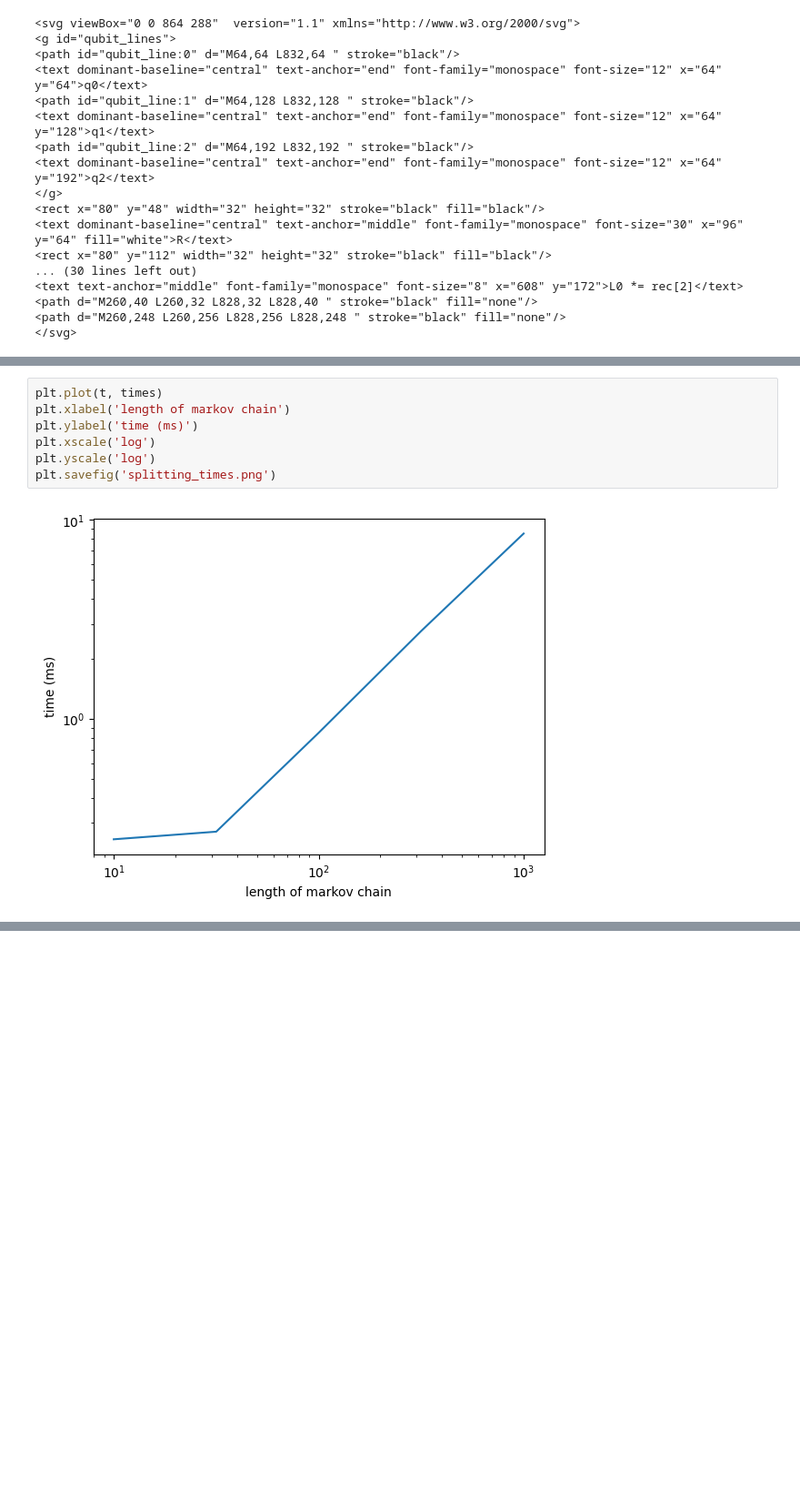
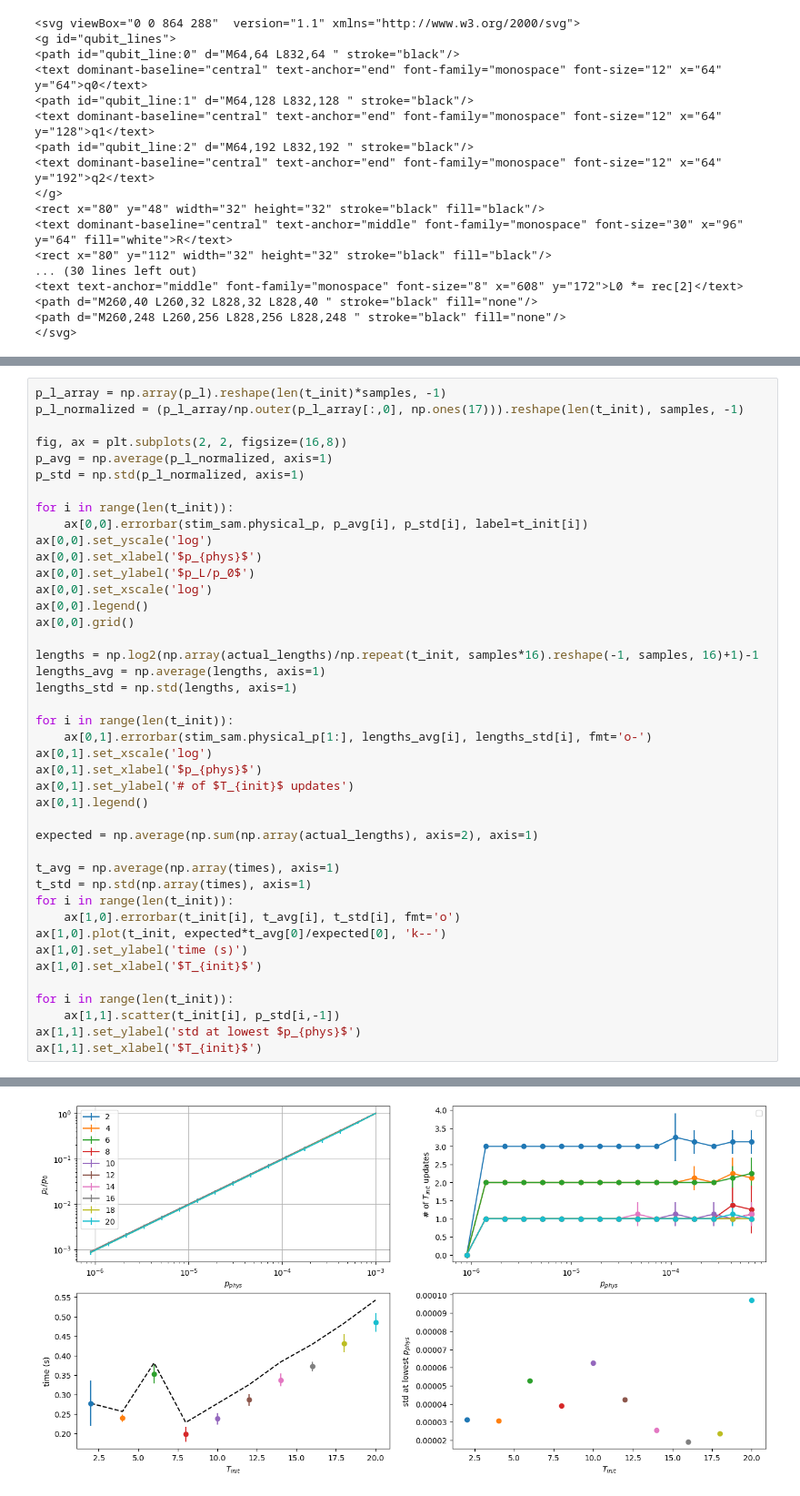
Before and after one commit to JoaoH67/qsample-stim, a Jupyter notebook: splitting_repetition.ipynb, the cells around one changed output, grey strips where cells are left out. Shown at 91% size. Cells and saved outputs as stored; diff of their text form; blank space fills up the shorter version.

```diff
--- a/splitting_repetition.ipynb
+++ b/splitting_repetition.ipynb
@@ -109,9 +96,43 @@ plt.savefig('chain_length_png')
-# %%
-plt.plot(t, times)
-plt.xlabel('length of markov chain')
-plt.ylabel('time (ms)')
-plt.xscale('log')
-plt.yscale('log')
-plt.savefig('splitting_times.png')
-# %% [output]
-[figure, removed]
+# %%
+p_l_array = np.array(p_l).reshape(len(t_init)*samples, -1)
+p_l_normalized = (p_l_array/np.outer(p_l_array[:,0], np.ones(17))).reshape(len(t_init), samples, -1)
+
+fig, ax = plt.subplots(2, 2, figsize=(16,8))
+p_avg = np.average(p_l_normalized, axis=1)
+p_std = np.std(p_l_normalized, axis=1)
+
+for i in range(len(t_init)):
+    ax[0,0].errorbar(stim_sam.physical_p, p_avg[i], p_std[i], label=t_init[i])
+ax[0,0].set_yscale('log')
+ax[0,0].set_xlabel('$p_{phys}$')
+ax[0,0].set_ylabel('$p_L/p_0$')
+ax[0,0].set_xscale('log')
+ax[0,0].legend()
+ax[0,0].grid()
+
+lengths = np.log2(np.array(actual_lengths)/np.repeat(t_init, samples*16).reshape(-1, samples, 16)+1)-1
+lengths_avg = np.average(lengths, axis=1)
+lengths_std = np.std(lengths, axis=1)
+
+for i in range(len(t_init)):
+    ax[0,1].errorbar(stim_sam.physical_p[1:], lengths_avg[i], lengths_std[i], fmt='o-')
+ax[0,1].set_xscale('log')
+ax[0,1].set_xlabel('$p_{phys}$')
+ax[0,1].set_ylabel('# of $T_{init}$ updates')
+ax[0,1].legend()
+
+expected = np.average(np.sum(np.array(actual_lengths), axis=2), axis=1)
+
+t_avg = np.average(np.array(times), axis=1)
+t_std = np.std(np.array(times), axis=1)
+for i in range(len(t_init)):
+    ax[1,0].errorbar(t_init[i], t_avg[i], t_std[i], fmt='o')
+ax[1,0].plot(t_init, expected*t_avg[0]/expected[0], 'k--')
+ax[1,0].set_ylabel('time (s)')
+ax[1,0].set_xlabel('$T_{init}$')
+
+for i in range(len(t_init)):
+    ax[1,1].scatter(t_init[i], p_std[i,-1])
+ax[1,1].set_ylabel('std at lowest $p_{phys}$')
+ax[1,1].set_xlabel('$T_{init}$')
+# %% [output]
@@ -117,0 +140 @@ plt.savefig('splitting_times.png')
+[figure, added]
```
Also changed, not shown: parts of 20 cells of this notebook, 6 other files.
